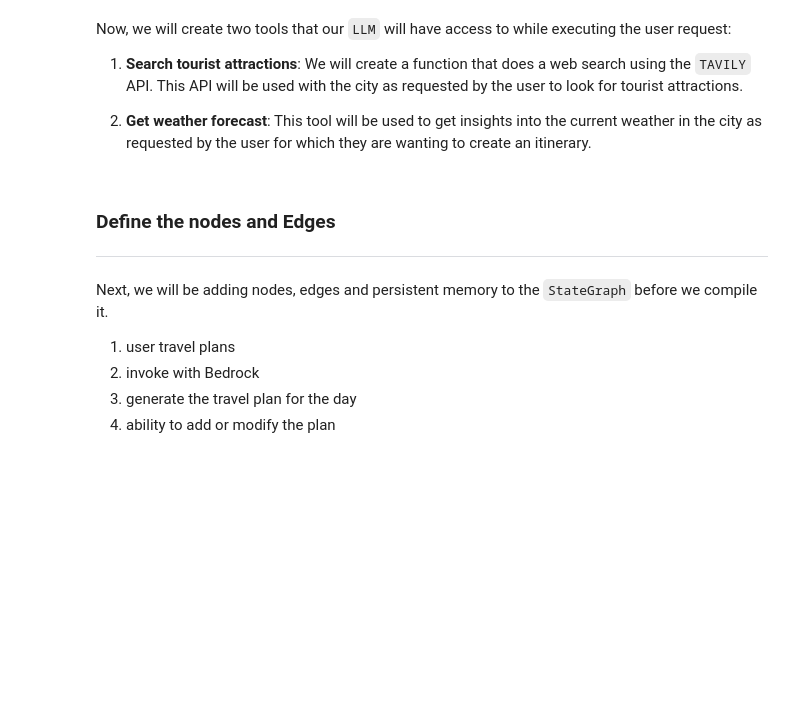
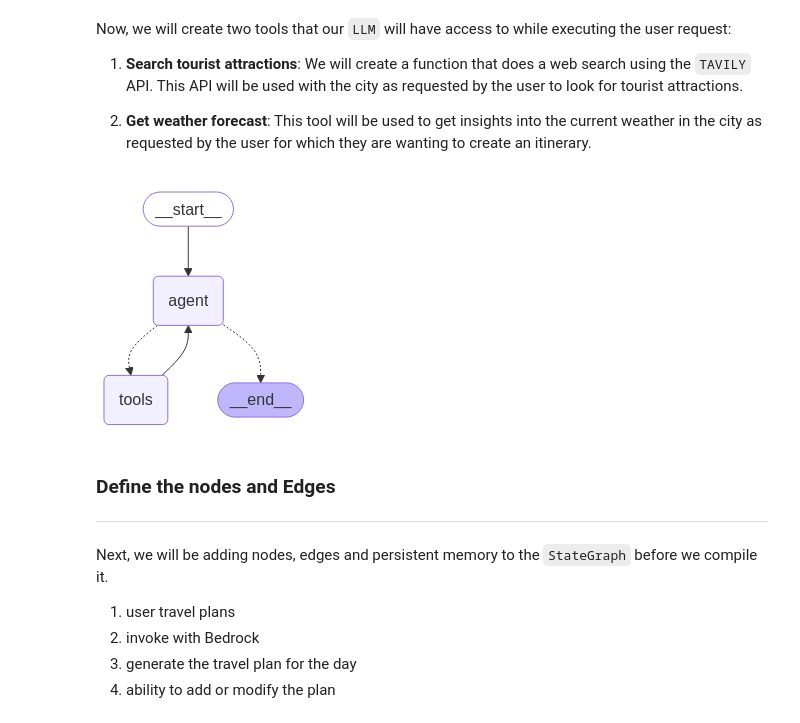
Before and after one commit to madhurprash/langGraph-AWS-incident-response, a Jupyter notebook: scratchpad_examples/add_tools_to_simple_agent.ipynb, the cells around one changed output. Drawn from its saved outputs; the diff is of its cells as text; code cells hidden in the pictures; blank space fills up the shorter version.

```diff
--- a/scratchpad_examples/add_tools_to_simple_agent.ipynb
+++ b/scratchpad_examples/add_tools_to_simple_agent.ipynb
@@ -132,8 +109,8 @@ Now, we will create two tools that our `LLM` will have access to while executing
 1. **Get weather forecast**: This tool will be used to get insights into the current weather in the city as requested by the user for which they are wanting to create an itinerary.
 # %%
 import os
-TAVILY_API_KEY = os.environ.get("TAVILY_API_KEY")
-WEATHER_API_KEY = os.environ.get("WEATHER_API_KEY")
+TAVILY_API_KEY = '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' # os.environ.get("TAVILY_API_KEY")
+WEATHER_API_KEY = 'fa58f87d953189e13259ec24c433c0e4' # os.environ.get("WEATHER_API_KEY")
 # %%
 from langchain_core.tools import tool
 import requests
@@ -155,7 +132,10 @@ def search_tourist_attractions(city: str) -> str:
     try:
         # Using Tavily API for web search
         url = "https://api.tavily.com/search"
-        params = {
+        headers = {
+            "Content-Type": "application/json"
+        }
+        payload = {
             "api_key": TAVILY_API_KEY,
             "query": f"top tourist attractions in {city} for boating and swimming",
             "search_depth": "advanced",
@@ -163,7 +143,7 @@ def search_tourist_attractions(city: str) -> str:
             "max_results": 5
         }
 
-        response = requests.get(url, params=params)
+        response = requests.post(url, json=payload, headers=headers)
         response.raise_for_status()
         results = response.json()
 
@@ -266,16 +246,16 @@ def get_weather_forecast(city: str) -> str:
 tools = [search_tourist_attractions, get_weather_forecast]
 # %%
 from langgraph.prebuilt import create_react_agent
-
-# Create the proper prompt
-react_prompt = PromptTemplate.from_template(template)
 
 # Create the ReAct agent with the correct prompt
 get_realtime_info_react_llm = create_react_agent(
     llm,
-    tools=tools,
-    prompt=react_prompt
+    tools=tools
 )
+# %%
+get_realtime_info_react_llm
+# %% [output]
+[figure, added]
 # %% [markdown]
 ### Define the nodes and Edges
 ---
```
Also changed, not shown: parts of 9 cells of this notebook, 9 other files.
